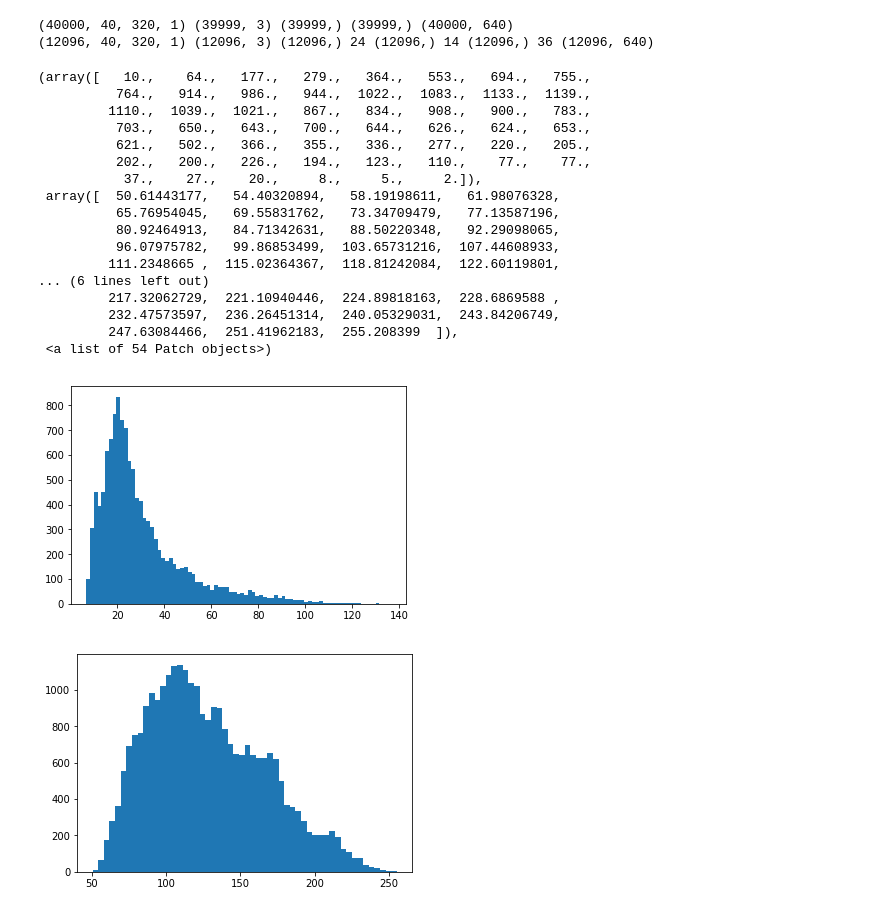
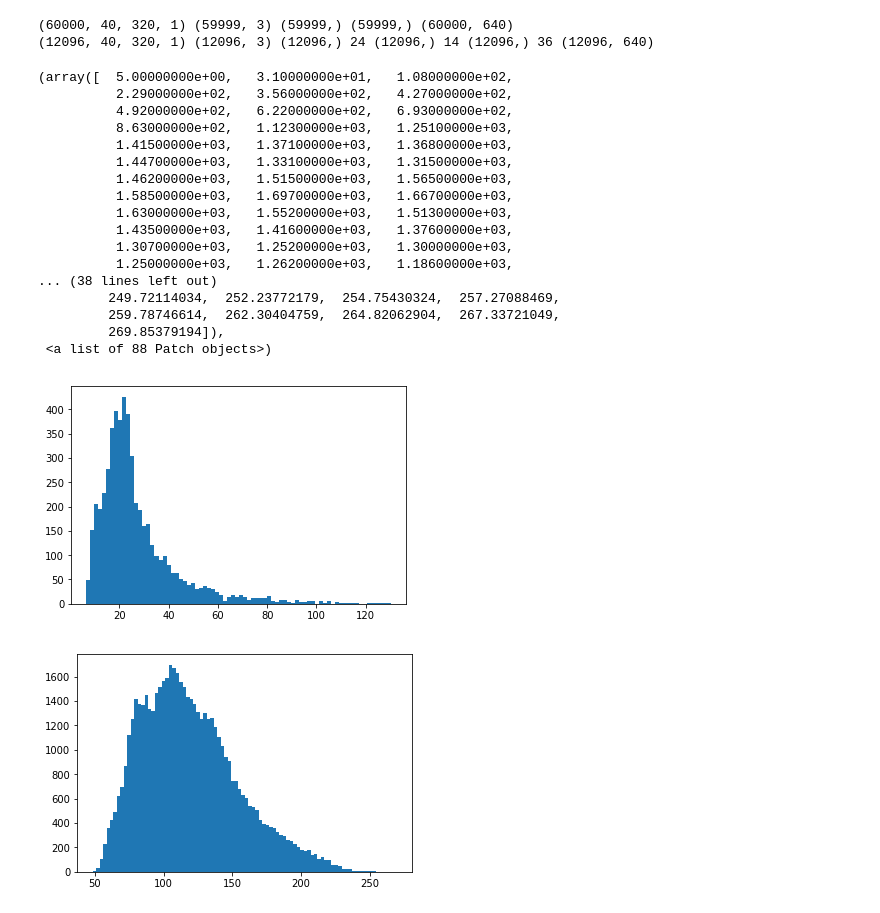
Before and after one commit to mislam5285/Unsupervised-Representation-Learning, a Jupyter notebook: Test4.ipynb, the cells around one changed output. Saved outputs shown, nothing was run; the diff lists cells and outputs as text; code cells hidden in the pictures.

```diff
--- a/Test4.ipynb
+++ b/Test4.ipynb
@@ -267,12 +75,12 @@ np.save('model/som_weight_grid.npy', som_weight_grid)
 # %%
 # %%
 # load training image_1, training cmd_1, and training images_1_z
-train_images_1 = np.load('train_images.npy')
-train_cmds_1 = np.load("train_cmds.npy")
-train_steps_1 = train_cmds_1[:, 0]
-train_angles_1 = train_cmds_1[:, 1]
-train_images_1_z = np.load('model/train_images_1_z.npy')
-print(train_images_1.shape, train_cmds_1.shape, train_steps_1.shape, train_angles_1.shape, train_images_1_z.shape)
+train_images = np.load('train_images3.npy')
+train_cmds = np.load("train_cmds3.npy")
+train_steps = train_cmds[:, 0]
+train_angles = train_cmds[:, 1]
+train_images_z = np.load('model/train_images_3_z.npy')
+print(train_images.shape, train_cmds.shape, train_steps.shape, train_angles.shape, train_images_z.shape)
 
 # load training image_2, training cmd_2, and and training images_2_z
 # train_images_2 = np.load('train_images2.npy')
@@ -296,46 +104,46 @@ print(test_images.shape, test_cmds.shape, test_xs.shape, len(test_x_set), test_y
       test_angles.shape, len(test_angle_set), test_images_z.shape)
 # print(test_x_set, test_y_set, test_angle_set)
 # %% [output]
-(40000, 40, 320, 1) (39999, 3) (39999,) (39999,) (40000, 640)
+(60000, 40, 320, 1) (59999, 3) (59999,) (59999,) (60000, 640)
 (12096, 40, 320, 1) (12096, 3) (12096,) 24 (12096,) 14 (12096,) 36 (12096, 640)
 # %%
 step_scores = []
 angle_scores = []
-for idx in range(train_images_1_z.shape[0]-1):
-    train_image_z_1 =  train_images_1_z[idx, :]
-    train_image_z_2 =  train_images_1_z[idx+1, :]
-    train_step = train_steps_1[idx]
-    train_angle = train_angles_1[idx]
+for idx in range(train_images_z.shape[0]-1):
+    train_image_z_1 =  train_images_z[idx, :]
+    train_image_z_2 =  train_images_z[idx+1, :]
+    train_step = train_steps[idx]
+    train_angle = train_angles[idx]
     score = np.sum(np.power(np.subtract(train_image_z_1, train_image_z_2), 2))
     if train_step != 0:
         step_scores.append(score)
     if train_angle != 0:
         angle_scores.append(score)
 
 plt.figure()
 plt.hist(step_scores, bins='auto')
 plt.figure()
 plt.hist(angle_scores, bins='auto')
 # %% [output]
-(array([   10.,    64.,   177.,   279.,   364.,   553.,   694.,   755.,
-          764.,   914.,   986.,   944.,  1022.,  1083.,  1133.,  1139.,
-         1110.,  1039.,  1021.,   867.,   834.,   908.,   900.,   783.,
-          703.,   650.,   643.,   700.,   644.,   626.,   624.,   653.,
-          621.,   502.,   366.,   355.,   336.,   277.,   220.,   205.,
-          202.,   200.,   226.,   194.,   123.,   110.,    77.,    77.,
-           37.,    27.,    20.,     8.,     5.,     2.]),
- array([  50.61443177,   54.40320894,   58.19198611,   61.98076328,
-          65.76954045,   69.55831762,   73.34709479,   77.13587196,
-          80.92464913,   84.71342631,   88.50220348,   92.29098065,
-          96.07975782,   99.86853499,  103.65731216,  107.44608933,
-         111.2348665 ,  115.02364367,  118.81242084,  122.60119801,
-... (6 lines left out)
-         217.32062729,  221.10940446,  224.89818163,  228.6869588 ,
-         232.47573597,  236.26451314,  240.05329031,  243.84206749,
-         247.63084466,  251.41962183,  255.208399  ]),
- <a list of 54 Patch objects>)
+(array([  5.00000000e+00,   3.10000000e+01,   1.08000000e+02,
+          2.29000000e+02,   3.56000000e+02,   4.27000000e+02,
+          4.92000000e+02,   6.22000000e+02,   6.93000000e+02,
+          8.63000000e+02,   1.12300000e+03,   1.25100000e+03,
+          1.41500000e+03,   1.37100000e+03,   1.36800000e+03,
+          1.44700000e+03,   1.33100000e+03,   1.31500000e+03,
+          1.46200000e+03,   1.51500000e+03,   1.56500000e+03,
+          1.58500000e+03,   1.69700000e+03,   1.66700000e+03,
+          1.63000000e+03,   1.55200000e+03,   1.51300000e+03,
+          1.43500000e+03,   1.41600000e+03,   1.37600000e+03,
+          1.30700000e+03,   1.25200000e+03,   1.30000000e+03,
+          1.25000000e+03,   1.26200000e+03,   1.18600000e+03,
+... (38 lines left out)
+         249.72114034,  252.23772179,  254.75430324,  257.27088469,
+         259.78746614,  262.30404759,  264.82062904,  267.33721049,
+         269.85379194]),
+ <a list of 88 Patch objects>)
-[figure, old version]
+[figure, new version]
-[figure, old version]
+[figure, new version]
 # %%
 def find_match_list(image_list_z, max_idx, mini_score, max_score, find_image_z):
     end_idx = min(image_list_z.shape[0], max_idx)
```
Also changed, not shown: parts of 9 cells of this notebook.
